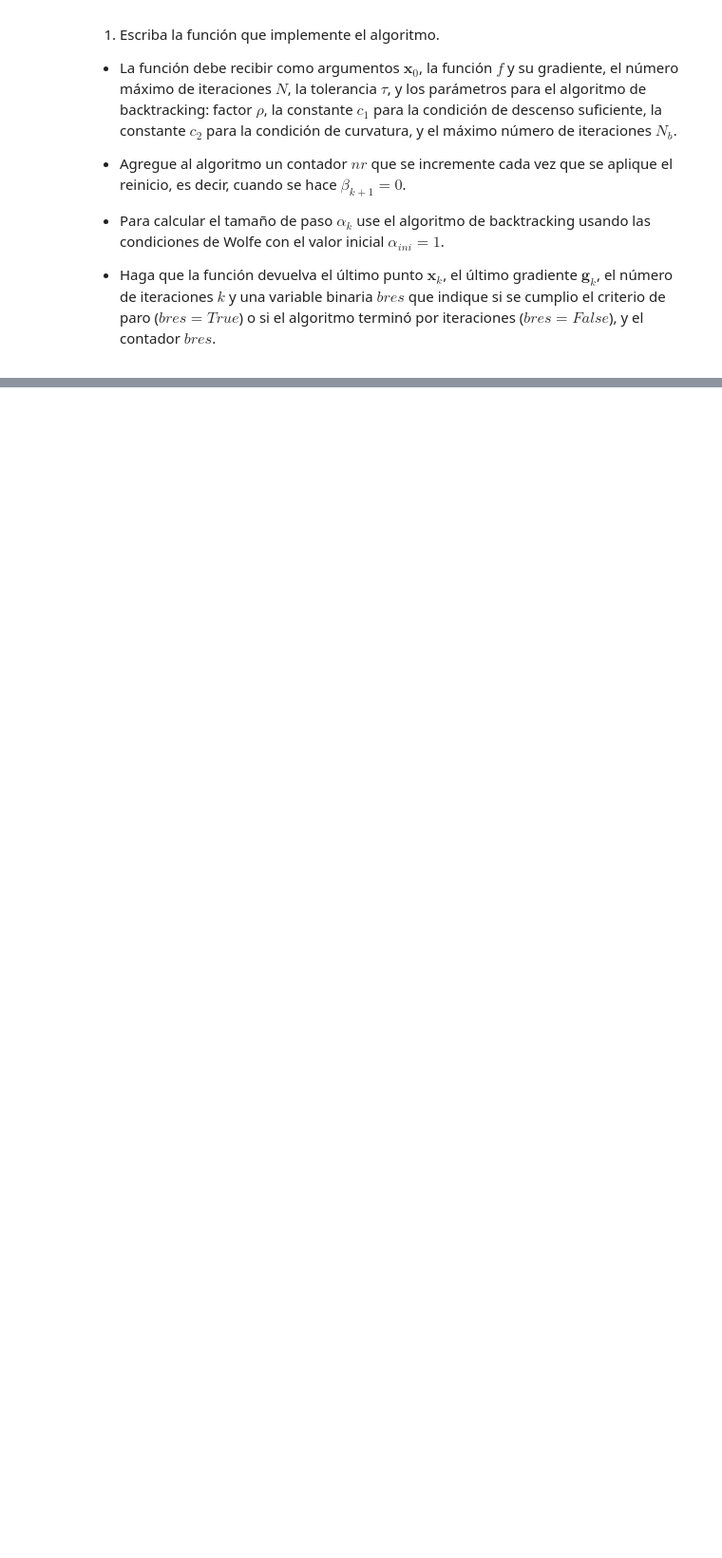
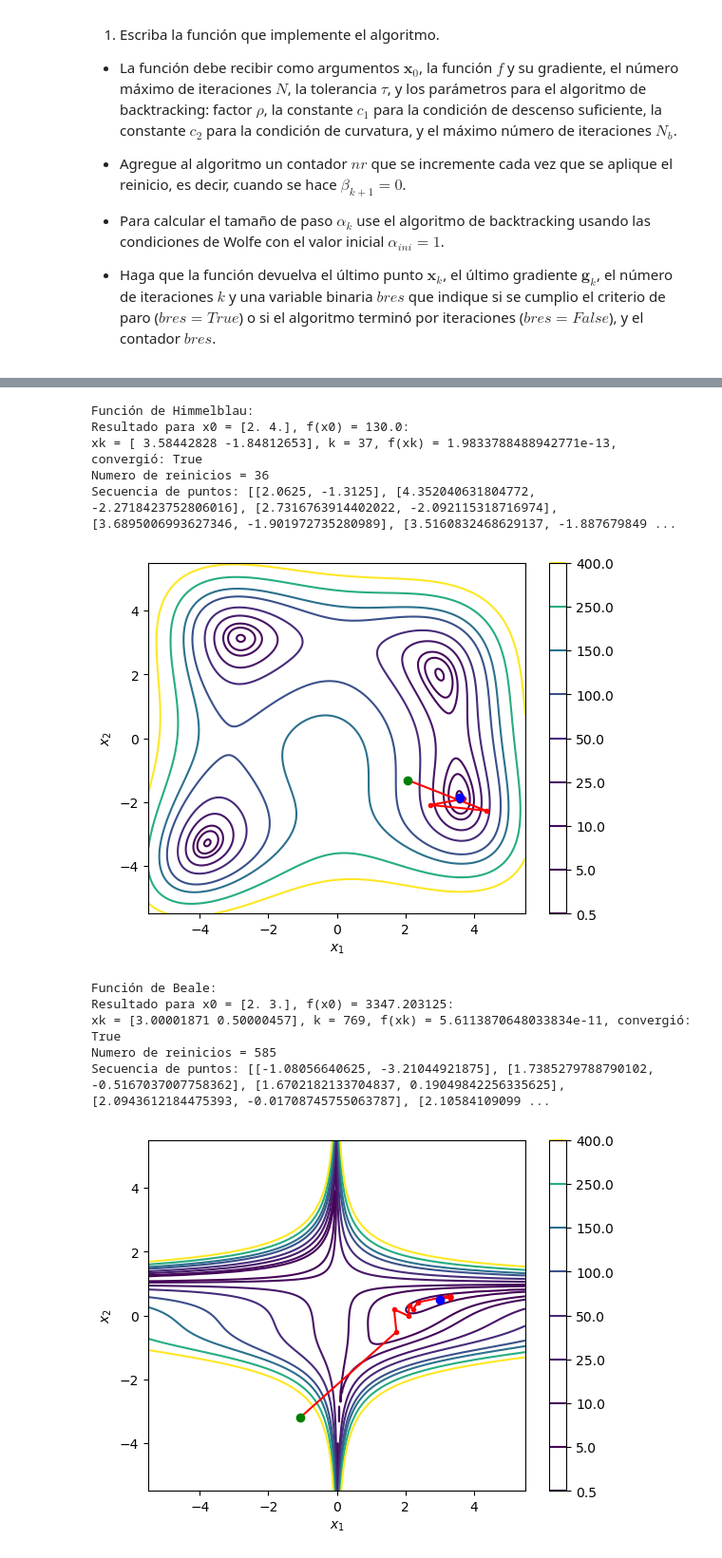
Before and after one commit to GuillermoSego/Optimization, a Jupyter notebook: Tarea 6/Segura_Guillermo_Tarea6.ipynb, the cells around one changed output, grey strips where cells are left out. Shown: that part at 95% size. Drawn from its saved outputs; the diff is of its cells as text; code cells hidden in the pictures; blank space fills up the shorter version.

```diff
--- a/Tarea 6/Segura_Guillermo_Tarea6.ipynb
+++ b/Tarea 6/Segura_Guillermo_Tarea6.ipynb
@@ -192,6 +192,6 @@ def backtracking_wolfe(xk, pk, gk, f, gradf, alpha_0, rho, c1, c2, nMax):
         elif np.dot(gk_next, pk) < c2 * np.dot(gk, pk):
             alpha *= rho
         else:
-            return alpha, i
+            return alpha
     return alpha
 # %%
@@ -431,0 +639,4 @@ Numero de reinicios = 30000
+# %%
+# Prueba del algoritmo para f1
+for n in [10, 100, 1000]:
+    test_quadratic(n, generate_A1_b1)
@@ -431,0 +663,4 @@ Numero de reinicios = 30000
+# %%
+# Prueba del algoritmo para f2
+for n in [10, 100, 1000]:
+    test_quadratic(n, generate_A2_b2)
@@ -431,0 +687,66 @@ Numero de reinicios = 30000
+# %%
+# Puntos iniciales para la función de Himmelblau
+puntos_iniciales_himmelblau = [np.array([2.0, 4.0])]
+
+# Puntos iniciales para la función de Beale
+puntos_iniciales_beale = [np.array([2.0, 3.0])]
+
+# Puntos iniciales para la función de Rosenbrock
+puntos_iniciales_rosenbrock = [
+    np.array([-1.2, 1.0]),
+    np.array([-1.2 if i % 2 == 0 else 1.0 for i in range(20)]), # Usamos una list comprenhension
+    np.array([-1.2 if i % 2 == 0 else 1.0 for i in range(40)])
+]
+# Epsilon de la máquina
+epsilon_m = np.finfo(float).eps
+
+# Configuración de tolerancia
+tau = lambda n: np.sqrt(n) * epsilon_m**(1/3)
+
+# Parámetros iniciales
+alpha_0 = 1
+rho = 0.5
+c1 = 0.001
+c2 = 0.01
+
+# Número máximo de iteraciones para el descenso máximo y la sección dorada
+NMax = 5000
+NBack = 500
+
+# Función para probar el algoritmo de descenso máximo con diferentes funciones
+def probar_descenso_maximo(func, grad_func, puntos_iniciales):
+    for x0 in puntos_iniciales:
+        xk, gk, k, convergio, secuencia, nr = ConjugateGrad_NLineal_HS(x0, func, grad_func, NMax, tau(len(x0)), alpha_0, rho, c1, c2, NBack)
+        valor_final = func(xk)
+        print(f"Resultado para x0 = {x0}, f(x0) = {func(x0)}:")
+        print(f"xk = {xk}, k = {k}, f(xk) = {valor_final}, convergió: {convergio}")
+        print(f"Numero de reinicios = {nr}")
+        if len(x0) == 2 and secuencia:
+            print(f"Secuencia de puntos: {secuencia[:10]}")
+            contornosFnc2D(func, xleft=-5.5, xright=5.5, ybottom=-5.5, ytop=5.5, levels=[0.5, 5, 10, 25, 50, 100, 150, 250, 400], secuencia=secuencia)
+        print()
+
+# Probar con la función de Himmelblau
+print("Función de Himmelblau:")
+probar_descenso_maximo(himmelblau, grad_himmelblau, puntos_iniciales_himmelblau)
+
+# Probar con la función de Beale
+print("Función de Beale:")
+probar_descenso_maximo(beale, grad_beale, puntos_iniciales_beale)
+
+# Probar con la función de Rosenbrock
+print("Función de Rosenbrock:")
+probar_descenso_maximo(rosenbrock, grad_rosenbrock, puntos_iniciales_rosenbrock)
+# %% [output]
+Función de Himmelblau:
+Resultado para x0 = [2. 4.], f(x0) = 130.0:
+xk = [ 3.58442828 -1.84812653], k = 37, f(xk) = 1.9833788488942771e-13, convergió: True
+Numero de reinicios = 36
+Secuencia de puntos: [[2.0625, -1.3125], [4.352040631804772, -2.2718423752806016], [2.7316763914402022, -2.092115318716974], [3.6895006993627346, -1.901972735280989], [3.5160832468629137, -1.887679849 ...
+[figure, added]
+Función de Beale:
+Resultado para x0 = [2. 3.], f(x0) = 3347.203125:
+xk = [3.00001871 0.50000457], k = 769, f(xk) = 5.6113870648033834e-11, convergió: True
+Numero de reinicios = 585
+Secuencia de puntos: [[-1.08056640625, -3.21044921875], [1.7385279788790102, -0.5167037007758362], [1.6702182133704837, 0.19049842256335625], [2.0943612184475393, -0.01708745755063787], [2.10584109099 ...
+[figure, added]
```
Also changed, not shown: parts of 23 cells of this notebook, 1 other file.
